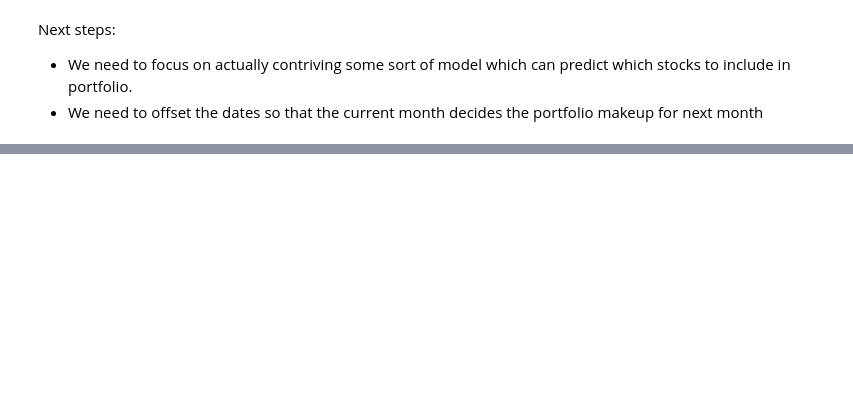
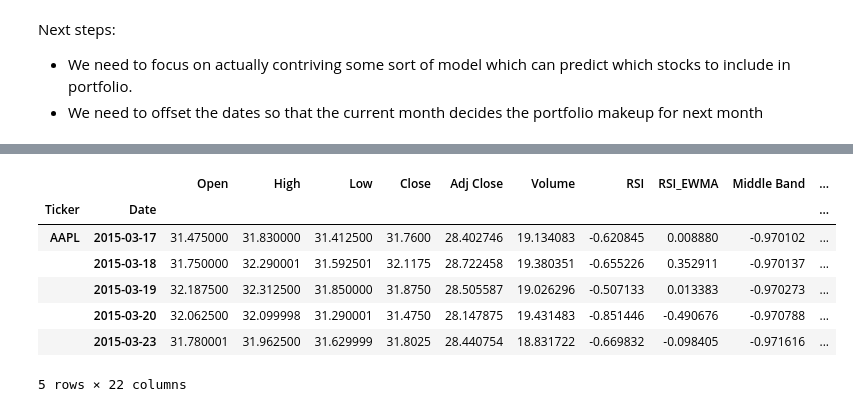
Before and after one commit to codyrosenzweig1/Quant_Trading_Basics_ML, a Jupyter notebook: Personal_Trading_Stratergy.ipynb, the cells around one changed output, grey strips where cells are left out. Drawn from its saved outputs; the diff is of its cells as text; code cells hidden in the pictures; blank space fills up the shorter version.

```diff
--- a/Personal_Trading_Stratergy.ipynb
+++ b/Personal_Trading_Stratergy.ipynb
@@ -877,0 +894,42 @@ Next steps:
+# %%
+from sklearn.preprocessing import StandardScaler, MinMaxScaler
+
+# Define feature groups based on their characteristics
+z_score_features = ['ATR', 'GK Volatility', 'RSI', 'RSI_EWMA', 'MACD Line',
+                    'Signal Line', 'Histogram', 'RoC', 'SMA_50', 'EMA_50',
+                    'Middle Band', 'Upper Band', 'Lower Band']
+minmax_features = ['OBV']  # MinMax ensures OBV stays within 0-1
+log_features = ['Volume']  # Log transformation for highly skewed data
+no_scaling_features = ['Market Pct Change', 'Rolling Beta']
+
+# Apply Standard Scaling (Z-score normalization)
+scaler_std = StandardScaler()
+df_standardized = pd.DataFrame(scaler_std.fit_transform(df[z_score_features]),
+                               columns=z_score_features, index=df.index)
+
+# Apply MinMax Scaling (0 to 1)
+scaler_minmax = MinMaxScaler()
+df_minmax = pd.DataFrame(scaler_minmax.fit_transform(df[minmax_features]),
+                         columns=minmax_features, index=df.index)
+
+# Apply Log transformation (log(1 + x) to handle zero values)
+df_log = df.copy()
+df_log[log_features] = np.log1p(df[log_features])
+
+# Keep unscaled features
+df_transformed = df.copy()
+df_transformed[z_score_features] = df_standardized
+df_transformed[minmax_features] = df_minmax
+df_transformed[log_features] = df_log[log_features]
+df_transformed[no_scaling_features] = df[no_scaling_features]
+
+df_transformed.head()
+# %% [output]
+|  |  | Open | High | Low | Close | Adj Close | Volume | RSI | RSI_EWMA | Middle Band | ... |
+| Ticker | Date |  |  |  |  |  |  |  |  |  | ... |
+| AAPL | 2015-03-17 | 31.475000 | 31.830000 | 31.412500 | 31.7600 | 28.402746 | 19.134083 | -0.620845 | 0.008880 | -0.970102 | ... |
+|  | 2015-03-18 | 31.750000 | 32.290001 | 31.592501 | 32.1175 | 28.722458 | 19.380351 | -0.655226 | 0.352911 | -0.970137 | ... |
+|  | 2015-03-19 | 32.187500 | 32.312500 | 31.850000 | 31.8750 | 28.505587 | 19.026296 | -0.507133 | 0.013383 | -0.970273 | ... |
+|  | 2015-03-20 | 32.062500 | 32.099998 | 31.290001 | 31.4750 | 28.147875 | 19.431483 | -0.851446 | -0.490676 | -0.970788 | ... |
+|  | 2015-03-23 | 31.780001 | 31.962500 | 31.629999 | 31.8025 | 28.440754 | 18.831722 | -0.669832 | -0.098405 | -0.971616 | ... |
+5 rows × 22 columns
```
Also changed, not shown: parts of 11 cells of this notebook.
